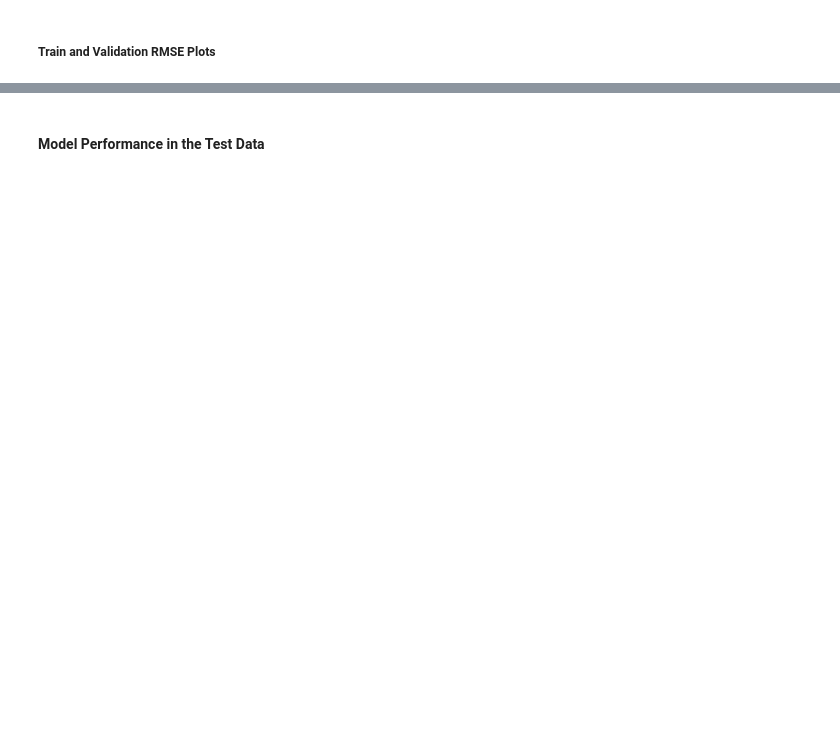
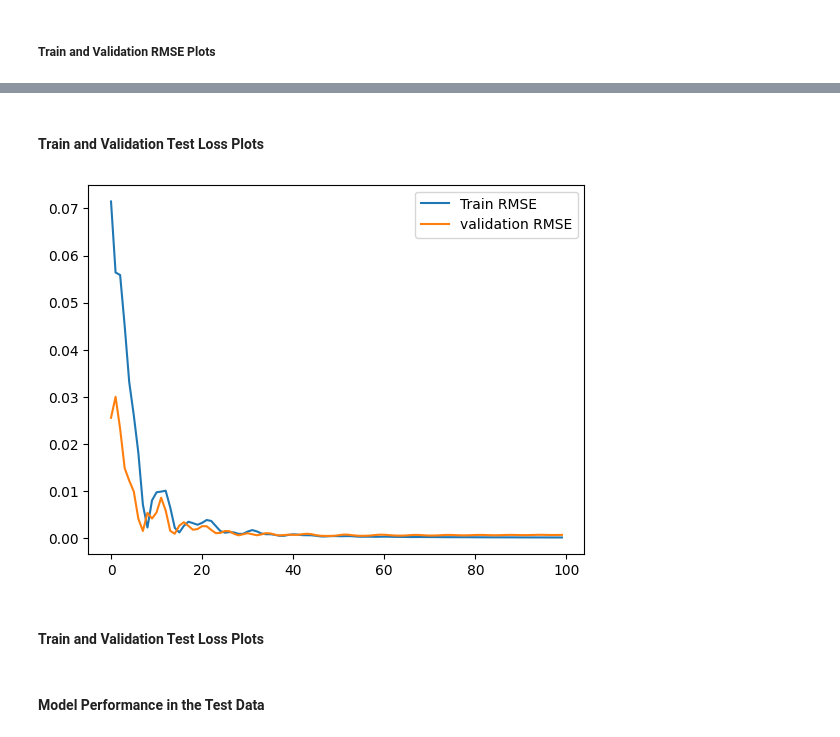
Before and after one commit to thethomasam/DL-Assignmnet-3-RNN, a Jupyter notebook: Assignment-3F.ipynb, the cells around one changed output, grey strips where cells are left out. Cells and saved outputs as stored; diff of their text form; code cells hidden in the pictures; blank space fills up the shorter version.

```diff
--- a/Assignment-3F.ipynb
+++ b/Assignment-3F.ipynb
@@ -288,3 +309,11 @@ diagnostic_plots(train_rmse,"Train RMSE",val_rmse,"validation RMSE")
+# %% [markdown]
+#### Train and Validation Test Loss Plots
+# %%
+diagnostic_plots(train_loss,"Train RMSE",validation_loss,"validation RMSE")
+# %% [output]
+[figure, added]
+# %% [markdown]
+#### Train and Validation Test Loss Plots
 # %% [markdown]
 #### Model Performance in the Test Data
 # %%
```
Also changed, not shown: parts of 48 cells of this notebook.
